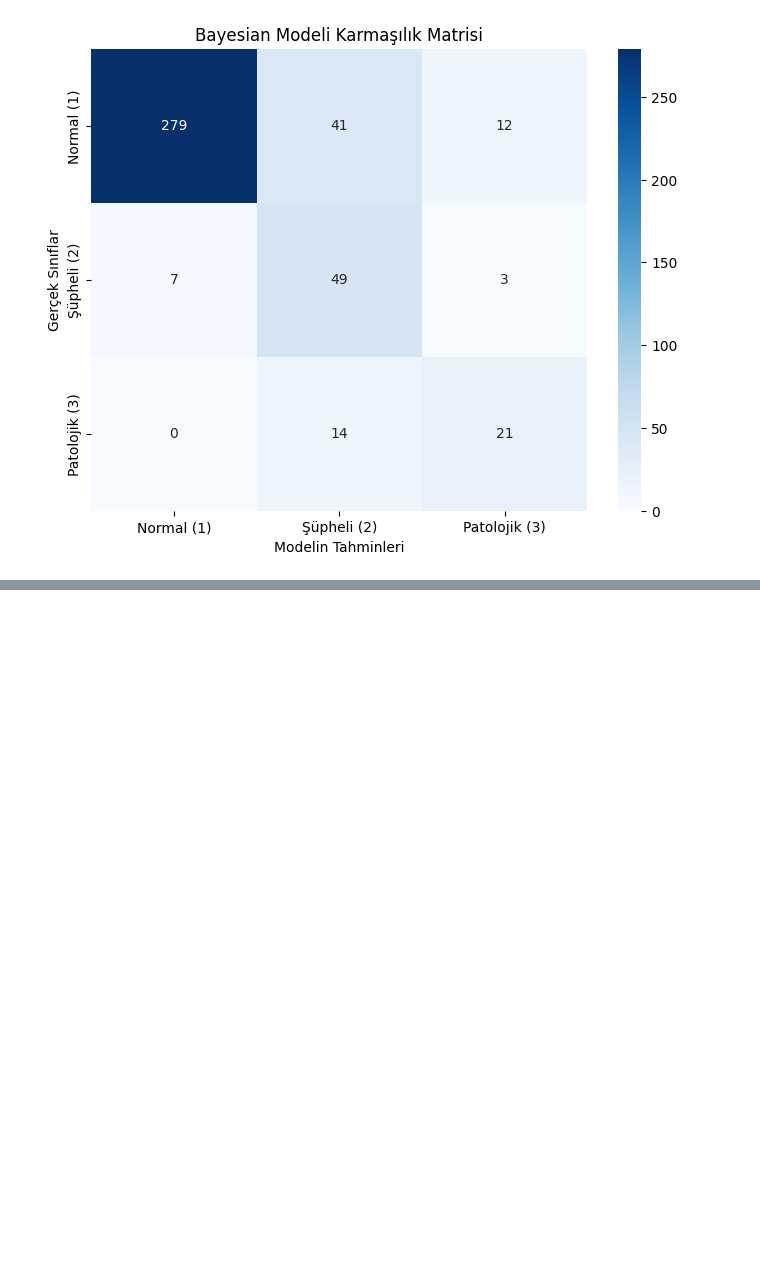
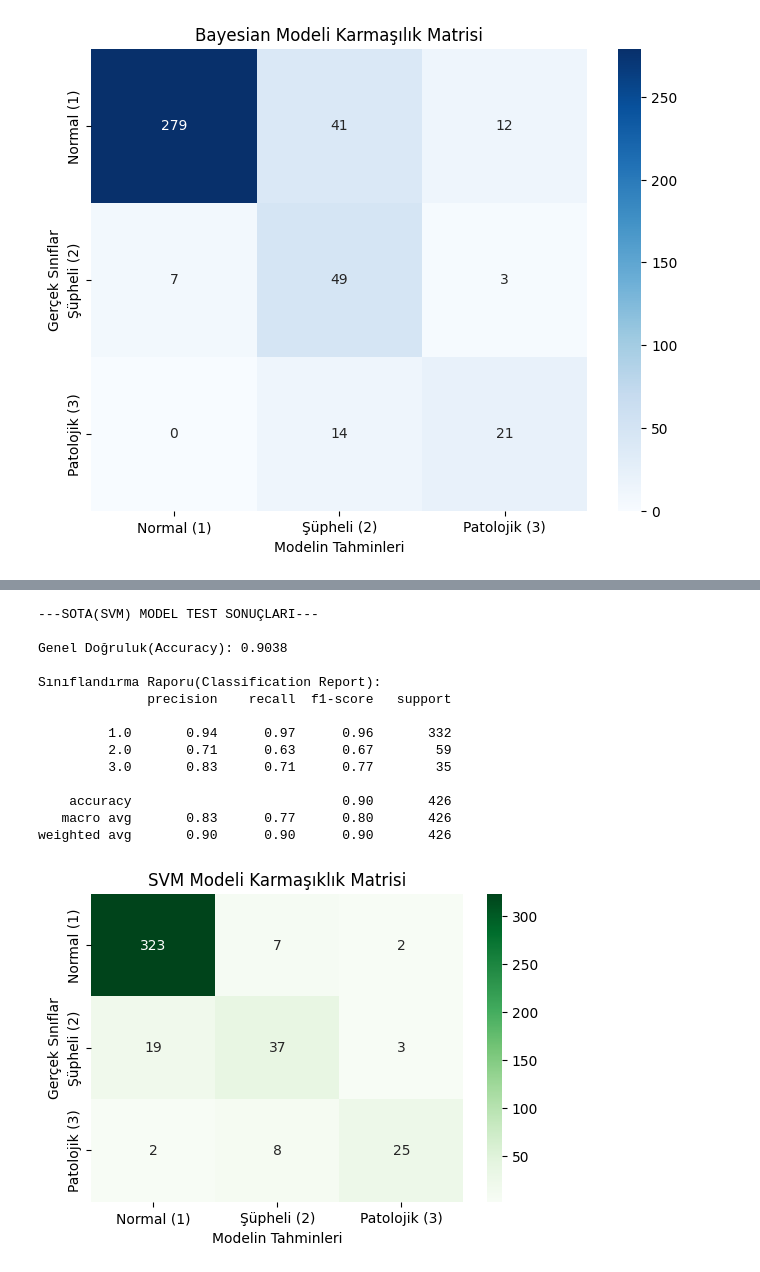
Before and after one commit to EserPoyraz/Comparison-of-Bayesian-Parameter-Estimation-and-Support-Vector-Machines-SVM-, a Jupyter notebook: data_search.ipynb, the cells around one changed output, grey strips where cells are left out. Saved outputs shown, nothing was run; the diff lists cells and outputs as text; code cells hidden in the pictures; blank space fills up the shorter version.

Commit message:
SOTA method applied

```diff
--- a/data_search.ipynb
+++ b/data_search.ipynb
@@ -347,0 +371,48 @@ plt.show()
+# %%
+from sklearn.preprocessing import StandardScaler
+from sklearn.svm import SVC
+from sklearn.metrics import classification_report, accuracy_score,confusion_matrix
+import matplotlib.pyplot as plt
+import seaborn as sns
+#1.Adım: Veriyi Standardize Etme(StandardScaler)
+
+scaler = StandardScaler()
+X_train_scaled = scaler.fit_transform(X_train)
+X_test_scaled = scaler.transform(X_test)
+
+#2.Adım: SVM Modelini Kurma ve Eğitme(Proposal'a uygun RBF ve OvR ile)
+svm_model = SVC(kernel='rbf', decision_function_shape='ovr',random_state= 42)
+svm_model.fit(X_train_scaled, y_train)
+#3.Adım: Test seti üzerinde Tahmin Yapma
+y_pred_svm = svm_model.predict(X_test_scaled)
+#4.Adım: Sonuçları yazdırma
+print('---SOTA(SVM) MODEL TEST SONUÇLARI---\n')
+print(f'Genel Doğruluk(Accuracy): {accuracy_score(y_test, y_pred_svm):.4f}')
+print("\nSınıflandırma Raporu(Classification Report):")
+print(classification_report(y_test, y_pred_svm))
+# (Opsiyonel) SVM için de Karmaşıklık Matrisi Çizelim
+cm_svm = confusion_matrix(y_test, y_pred_svm)
+plt.figure(figsize=(6, 4))
+sns.heatmap(cm_svm, annot=True, fmt='d', cmap='Greens',
+            xticklabels=['Normal (1)', 'Şüpheli (2)', 'Patolojik (3)'],
+            yticklabels=['Normal (1)', 'Şüpheli (2)', 'Patolojik (3)'])
+plt.title('SVM Modeli Karmaşıklık Matrisi')
+plt.ylabel('Gerçek Sınıflar')
+plt.xlabel('Modelin Tahminleri')
+plt.show()
+# %% [output]
+---SOTA(SVM) MODEL TEST SONUÇLARI---
+
+Genel Doğruluk(Accuracy): 0.9038
+
+Sınıflandırma Raporu(Classification Report):
+              precision    recall  f1-score   support
+
+         1.0       0.94      0.97      0.96       332
+         2.0       0.71      0.63      0.67        59
+         3.0       0.83      0.71      0.77        35
+
+    accuracy                           0.90       426
+   macro avg       0.83      0.77      0.80       426
+weighted avg       0.90      0.90      0.90       426
+[figure, added]
```
Also changed, not shown: parts of 2 cells of this notebook.
